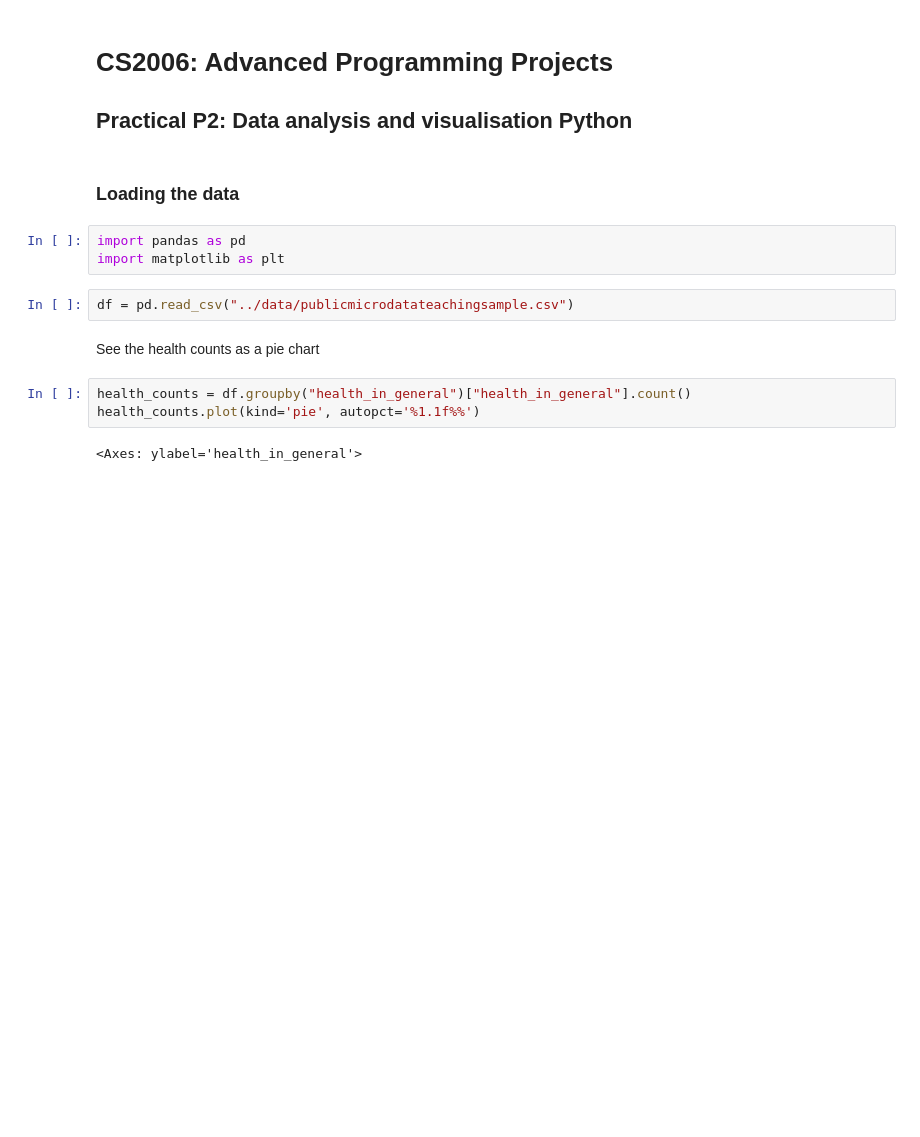
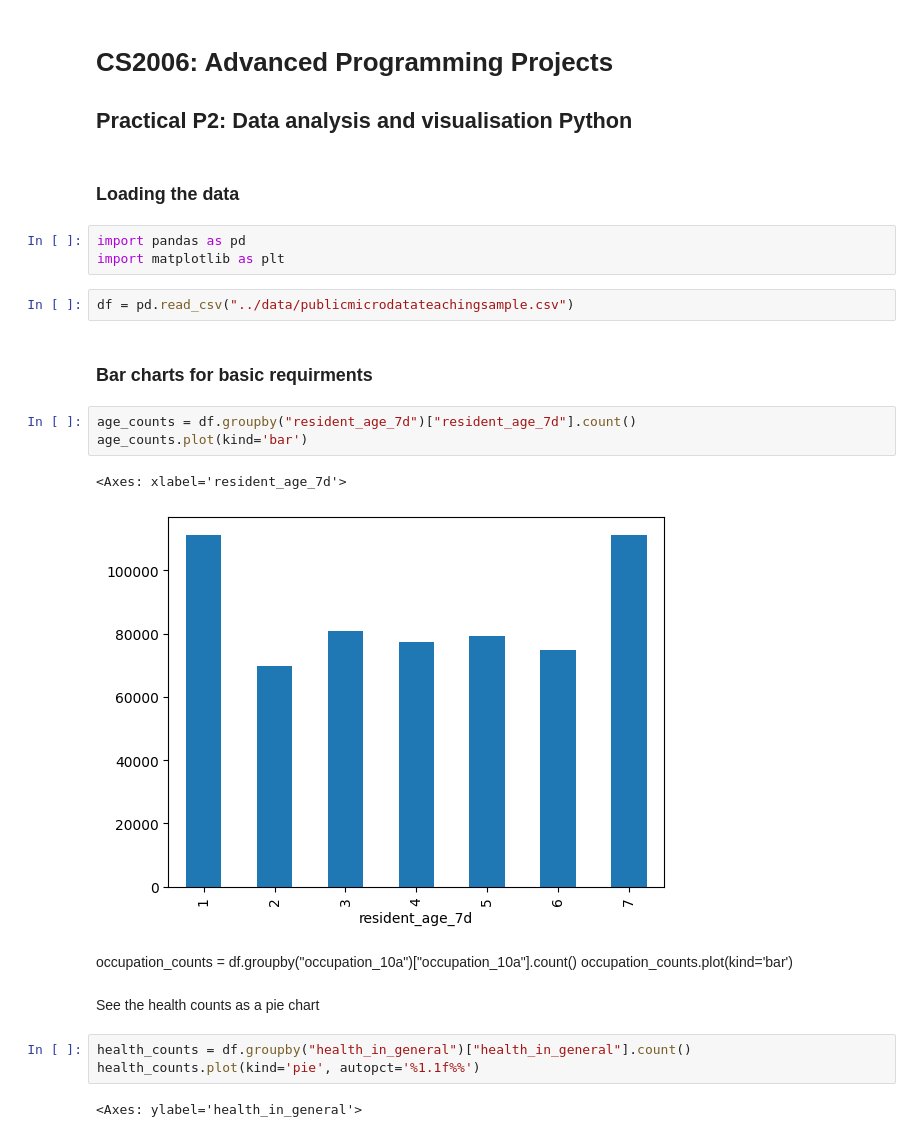
Before and after one commit to het106/Python-p2, a Jupyter notebook: notebooks/census2021.ipynb, the cells around one changed output. Saved outputs shown, nothing was run; the diff lists cells and outputs as text; blank space fills up the shorter version.

Commit message:
Added bar charts

```diff
--- a/notebooks/census2021.ipynb
+++ b/notebooks/census2021.ipynb
@@ -9,6 +9,17 @@ import pandas as pd
 import matplotlib as plt
 # %%
 df = pd.read_csv("../data/publicmicrodatateachingsample.csv")
+# %% [markdown]
+### Bar charts for basic requirments
+# %%
+age_counts = df.groupby("resident_age_7d")["resident_age_7d"].count()
+age_counts.plot(kind='bar')
+# %% [output]
+<Axes: xlabel='resident_age_7d'>
+[figure, added]
+# %% [markdown]
+occupation_counts = df.groupby("occupation_10a")["occupation_10a"].count()
+occupation_counts.plot(kind='bar')
 # %% [markdown]
 See the health counts as a pie chart
 # %%
```
